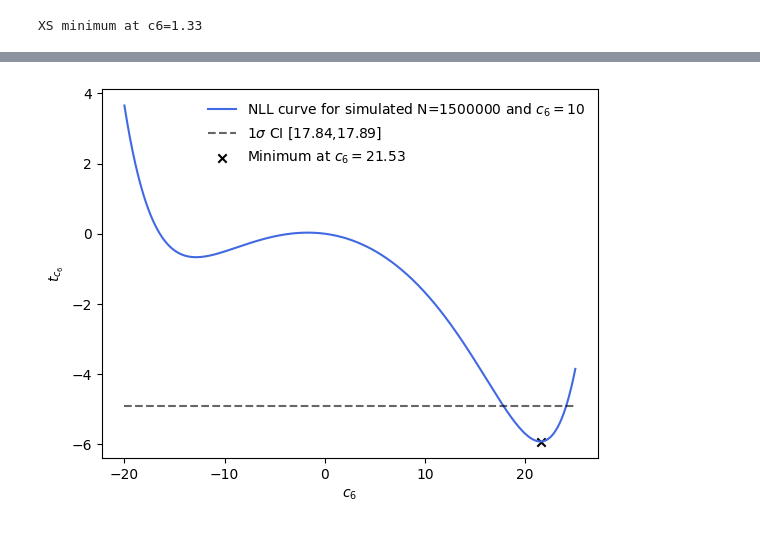
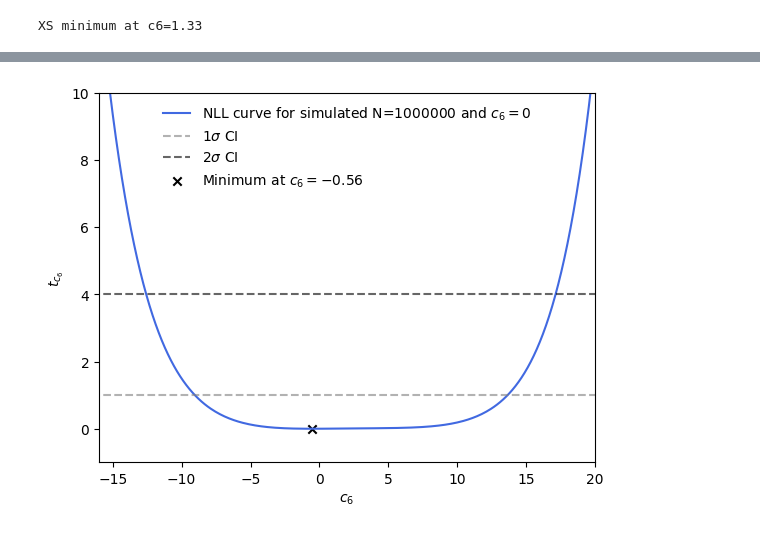
Before and after one commit to hep-cce/nsbi4hep, a Jupyter notebook: notebooks/plot-NLL-curve.ipynb, the cells around one changed output, grey strips where cells are left out. Drawn from its saved outputs; the diff is of its cells as text; code cells hidden in the pictures.

```diff
--- a/notebooks/plot-NLL-curve.ipynb
+++ b/notebooks/plot-NLL-curve.ipynb
@@ -139,7 +288,7 @@ def f(c6_values, coeffs):
     c6_matrix = np.vander(c6_values, coefficients.shape[1], increasing=True).T
     return np.dot(coefficients, c6_matrix).T
 # %%
-sigma_ggZZ_BSM = np.sum(sigma_ggZZ/events_ggZZ_processed.weights[:SAMPLE_SIZE//2].sum()*events_ggZZ_processed.weights.to_numpy()[np.newaxis,:SAMPLE_SIZE//2] * f(c6_values, coeffs_pred[:SAMPLE_SIZE//2]), axis=1)
+sigma_ggZZ_BSM = np.sum(ggZZ_wt_SM[np.newaxis,:] * f(c6_values, coeffs_pred[:SAMPLE_SIZE//2]), axis=1)
 # This works because the order of events in events_ggZZ_processed and events_final is the same (for the first SAMPLE_SIZE//2 events)
 # %%
 # Comment out the sigma_qqZZ terms if performing on ggZZ only
@@ -190,2 +348,6 @@ t_2 = -2 * np.sum(luminosity*events_final.weights.to_numpy()[np.newaxis,:] * np.
 # %%
-#p_ratio = full_SM_xs/full_BSM_xs[:,np.newaxis] * (f(c6_values, coeffs_pred) + sigma_qqZZ/sigma_ggZZ*r)/(1 + sigma_qqZZ/sigma_ggZZ * r)
+p_ratio = full_SM_xs/full_BSM_xs[:,np.newaxis] * (f(c6_values, coeffs_pred) + sigma_qqZZ/sigma_ggZZ*r)/(1 + sigma_qqZZ/sigma_ggZZ * r)
+# %%
+rescaling_factor = np.sum(p_ratio * true_probs[c6_zero_index,:], axis=1)
+
+p_ratio_fixed = p_ratio/rescaling_factor[:,np.newaxis]
@@ -192,5 +396,5 @@ t_2 = -2 * np.sum(luminosity*events_final.weights.to_numpy()[np.newaxis,:] * np.
 # %%
 # Used for ggZZ + qqZZ
-p_ratio = sigma_ggZZ/full_BSM_xs[:,np.newaxis] * (f(c6_values, coeffs_pred) + sigma_qqZZ/sigma_ggZZ*r)
+#p_ratio = sigma_ggZZ/full_BSM_xs[:,np.newaxis] * (f(c6_values, coeffs_pred) + sigma_qqZZ/sigma_ggZZ*r)
 
-t_3 = -2 * np.sum(luminosity*events_final.weights.to_numpy()[np.newaxis,:] * np.log(p_ratio), axis=1)
+t_3 = -2 * np.sum(luminosity*events_final.weights.to_numpy()[np.newaxis,:] * np.log(p_ratio_fixed), axis=1)
@@ -225,12 +421,16 @@ ci = np.sort(np.round(c6_values[np.argsort(np.abs(t-(np.min(t)+1)))[:2]], 2))
 # %%
 plt.plot(c6_values, t, color='royalblue', label=f'NLL curve for simulated N={SAMPLE_SIZE} and $c_6 = {C6_VAL_DATA}$')
-plt.hlines(np.min(t)+1, xmin=C6_LINSPACE[0], xmax=C6_LINSPACE[1], linestyle='--', color='k', alpha=0.6, label=f'$1\sigma$ CI [{ci[0]},{ci[1]}]')
+plt.hlines(np.min(t)+1, xmin=C6_LINSPACE[0], xmax=C6_LINSPACE[1], linestyle='--', color='grey', alpha=0.6, label=f'$1\sigma$ CI')# [{ci[0]},{ci[1]}]')
+plt.hlines(np.min(t)+4, xmin=C6_LINSPACE[0], xmax=C6_LINSPACE[1], linestyle='--', color='k', alpha=0.6, label=f'$2\sigma$ CI')# [{ci_2[0]},{ci_2[1]}]')
 plt.scatter(t_min, np.min(t), color='k', marker='x', label=f'Minimum at $c_6 = {round(t_min,2)}$')
 
 plt.xlabel('$c_6$')
 plt.ylabel('$t_{c_6}$')
+plt.ylim(-1,10)
+plt.xlim(-16,20)
+#plt.yscale('log')
 
 plt.legend(frameon=False)
 plt.show()
 # %% [output]
-[figure, old version]
+[figure, new version]
```
Also changed, not shown: parts of 32 cells of this notebook.
